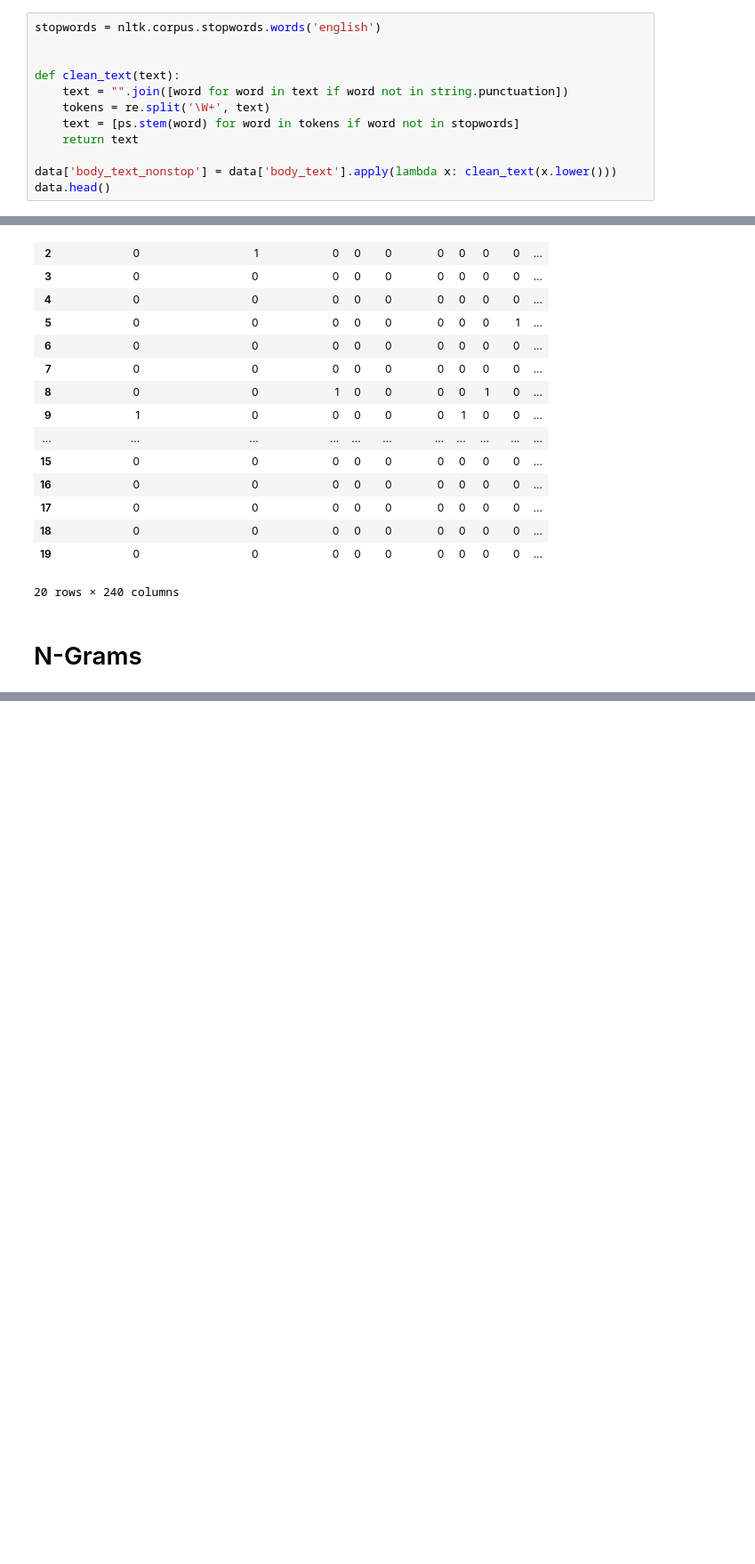
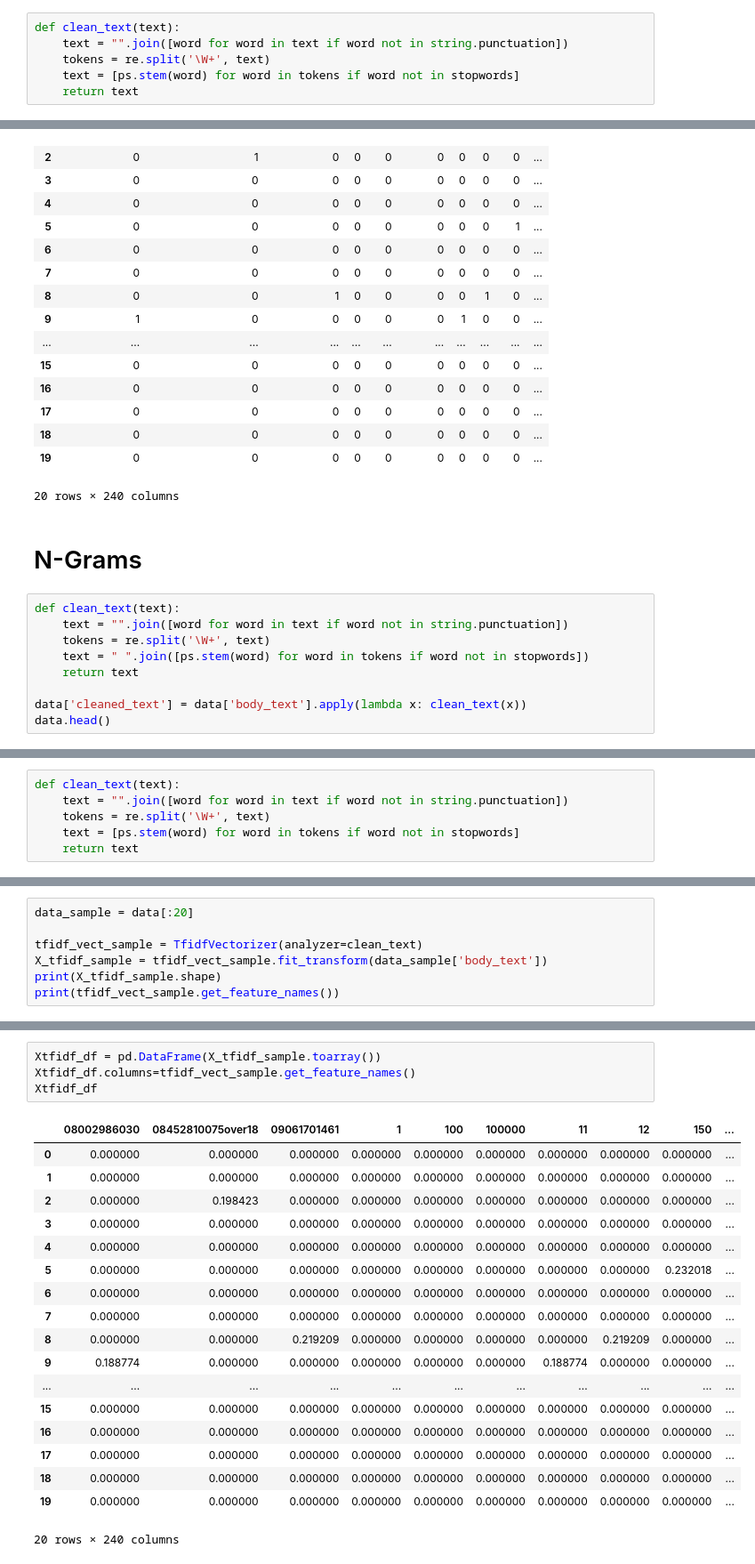
Before and after one commit to gauravnair2000/NLP-with-Python-for-Machine-Learning-Essential-Training, a Jupyter notebook: 3. Vectorizing.ipynb, the cells around one changed output, grey strips where cells are left out. Shown: that part at 89% size. Drawn from its saved outputs; the diff is of its cells as text; blank space fills up the shorter version.

```diff
--- a/3. Vectorizing.ipynb
+++ b/3. Vectorizing.ipynb
@@ -29,17 +29,11 @@ data.head()
 | 3 | ham | U dun say so early hor... U c alr... |
 | 4 | ham | "Nah I don't think he goes to usf... |
 # %%
-stopwords = nltk.corpus.stopwords.words('english')
-
-
 def clean_text(text):
     text = "".join([word for word in text if word not in string.punctuation])
     tokens = re.split('\W+', text)
     text = [ps.stem(word) for word in tokens if word not in stopwords]
     return text
-
-data['body_text_nonstop'] = data['body_text'].apply(lambda x: clean_text(x.lower()))
-data.head()
 # %% [output]
 |  | label | body_text | body_text_nonstop |
 | 0 | ham | "Go until jurong point, crazy.. A... | [go, jurong, point, crazi, avail,... |
@@ -101,3 +95,12 @@ Xcounts_df
 20 rows × 240 columns
 # %% [markdown]
 # N-Grams
+# %%
+def clean_text(text):
+    text = "".join([word for word in text if word not in string.punctuation])
+    tokens = re.split('\W+', text)
+    text = " ".join([ps.stem(word) for word in tokens if word not in stopwords])
+    return text
+
+data['cleaned_text'] = data['body_text'].apply(lambda x: clean_text(x))
+data.head()
@@ -103,0 +164,6 @@ Xcounts_df
+# %%
+def clean_text(text):
+    text = "".join([word for word in text if word not in string.punctuation])
+    tokens = re.split('\W+', text)
+    text = [ps.stem(word) for word in tokens if word not in stopwords]
+    return text
@@ -103,0 +182,7 @@ Xcounts_df
+# %%
+data_sample = data[:20]
+
+tfidf_vect_sample = TfidfVectorizer(analyzer=clean_text)
+X_tfidf_sample = tfidf_vect_sample.fit_transform(data_sample['body_text'])
+print(X_tfidf_sample.shape)
+print(tfidf_vect_sample.get_feature_names())
@@ -103,0 +199,23 @@ Xcounts_df
+# %%
+Xtfidf_df = pd.DataFrame(X_tfidf_sample.toarray())
+Xtfidf_df.columns=tfidf_vect_sample.get_feature_names()
+Xtfidf_df
+# %% [output]
+|  | 08002986030 | 08452810075over18 | 09061701461 | 1 | 100 | 100000 | 11 | 12 | 150 | ... |
+| 0 | 0.000000 | 0.000000 | 0.000000 | 0.000000 | 0.000000 | 0.000000 | 0.000000 | 0.000000 | 0.000000 | ... |
+| 1 | 0.000000 | 0.000000 | 0.000000 | 0.000000 | 0.000000 | 0.000000 | 0.000000 | 0.000000 | 0.000000 | ... |
+| 2 | 0.000000 | 0.198423 | 0.000000 | 0.000000 | 0.000000 | 0.000000 | 0.000000 | 0.000000 | 0.000000 | ... |
+| 3 | 0.000000 | 0.000000 | 0.000000 | 0.000000 | 0.000000 | 0.000000 | 0.000000 | 0.000000 | 0.000000 | ... |
+| 4 | 0.000000 | 0.000000 | 0.000000 | 0.000000 | 0.000000 | 0.000000 | 0.000000 | 0.000000 | 0.000000 | ... |
+| 5 | 0.000000 | 0.000000 | 0.000000 | 0.000000 | 0.000000 | 0.000000 | 0.000000 | 0.000000 | 0.232018 | ... |
+| 6 | 0.000000 | 0.000000 | 0.000000 | 0.000000 | 0.000000 | 0.000000 | 0.000000 | 0.000000 | 0.000000 | ... |
+| 7 | 0.000000 | 0.000000 | 0.000000 | 0.000000 | 0.000000 | 0.000000 | 0.000000 | 0.000000 | 0.000000 | ... |
+| 8 | 0.000000 | 0.000000 | 0.219209 | 0.000000 | 0.000000 | 0.000000 | 0.000000 | 0.219209 | 0.000000 | ... |
+| 9 | 0.188774 | 0.000000 | 0.000000 | 0.000000 | 0.000000 | 0.000000 | 0.188774 | 0.000000 | 0.000000 | ... |
+| ... | ... | ... | ... | ... | ... | ... | ... | ... | ... | ... |
+| 15 | 0.000000 | 0.000000 | 0.000000 | 0.000000 | 0.000000 | 0.000000 | 0.000000 | 0.000000 | 0.000000 | ... |
+| 16 | 0.000000 | 0.000000 | 0.000000 | 0.000000 | 0.000000 | 0.000000 | 0.000000 | 0.000000 | 0.000000 | ... |
+| 17 | 0.000000 | 0.000000 | 0.000000 | 0.000000 | 0.000000 | 0.000000 | 0.000000 | 0.000000 | 0.000000 | ... |
+| 18 | 0.000000 | 0.000000 | 0.000000 | 0.000000 | 0.000000 | 0.000000 | 0.000000 | 0.000000 | 0.000000 | ... |
+| 19 | 0.000000 | 0.000000 | 0.000000 | 0.000000 | 0.000000 | 0.000000 | 0.000000 | 0.000000 | 0.000000 | ... |
+20 rows × 240 columns
```
Also changed, not shown: parts of 11 cells of this notebook.
